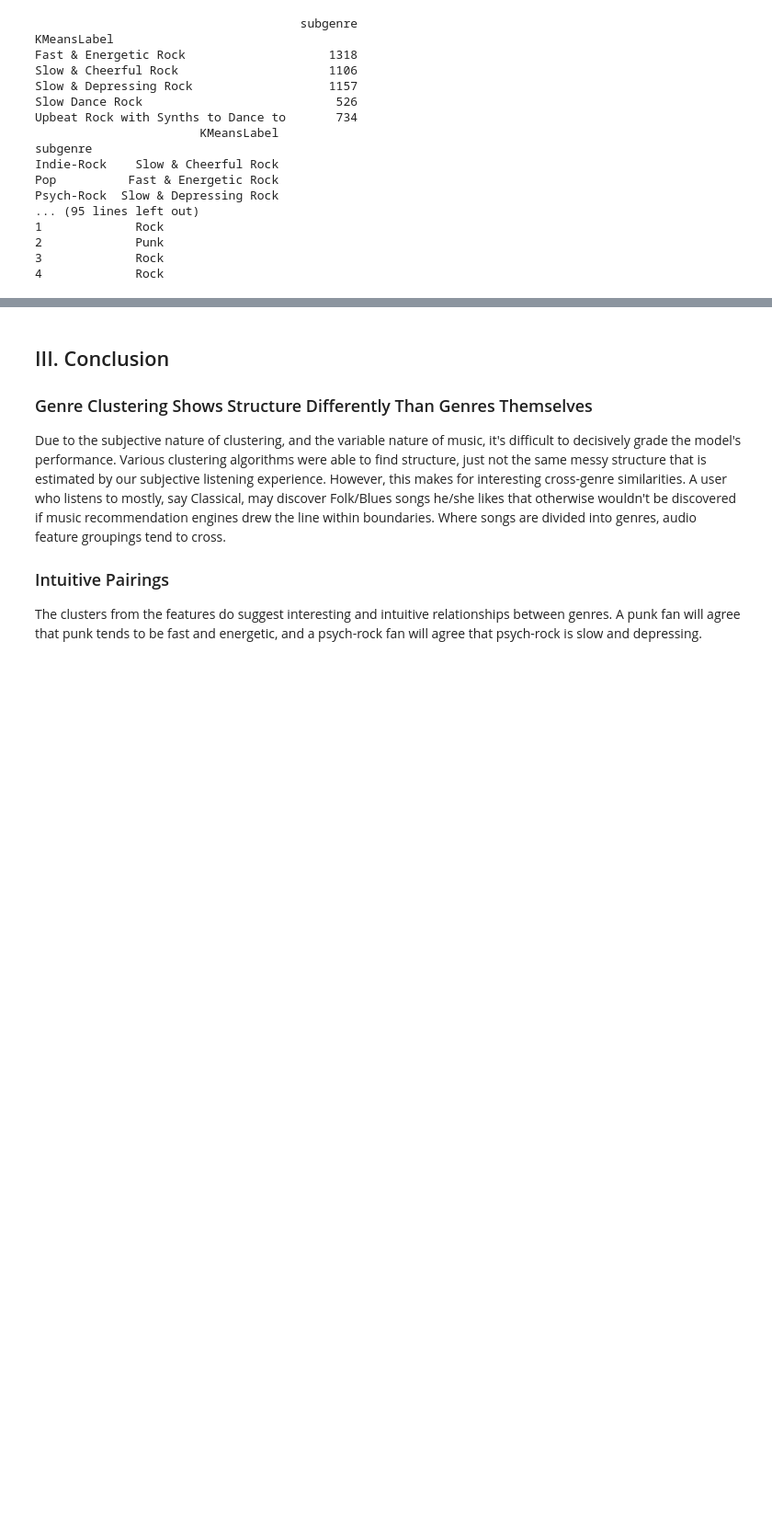
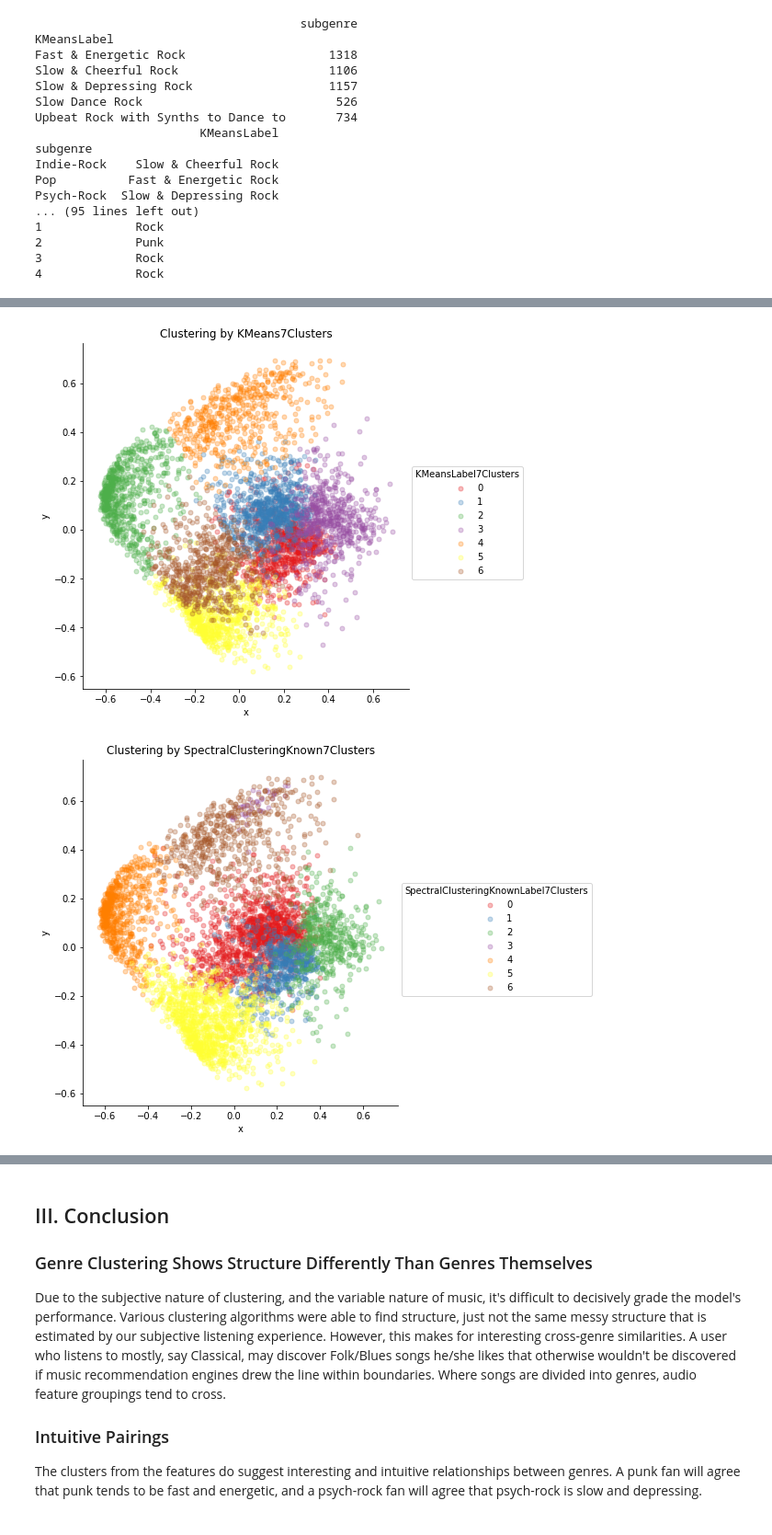
Before and after one commit to victoreram/Springboard-Data-Science, a Jupyter notebook: GenreClustering/GenreClustering.ipynb, the cells around one changed output, grey strips where cells are left out. Shown at 92% size. Saved outputs shown, nothing was run; the diff lists cells and outputs as text; code cells hidden in the pictures; blank space fills up the shorter version.

```diff
--- a/GenreClustering/GenreClustering.ipynb
+++ b/GenreClustering/GenreClustering.ipynb
@@ -894,0 +1074,14 @@ Psych-Rock  Slow & Depressing Rock
+# %%
+y_label_cols = [name+"Label7Clusters" for name in clustering_algorithm_names]
+y_label_cols.append('subgenre')
+for y_label_col in y_label_cols:
+    sns.lmplot(data=rock_tracks, x='x', y='y', hue=y_label_col, fit_reg=False, legend=True, size=6, palette='Set1',
+               scatter_kws={'alpha':0.3, 's':25})
+    if y_label_col == 'subgenre':
+        plt.title("Clustering by {}".format(y_label_col))
+    else:
+        plt.title("Clustering by {}".format(y_label_col.replace("Label", "")))
+    plt.savefig("{}Clustering.png".format(y_label_col.replace("Label","")))
+# %% [output]
+[figure, added]
+[figure, added]
```
Also changed, not shown: parts of 23 cells of this notebook, 9 other files.
